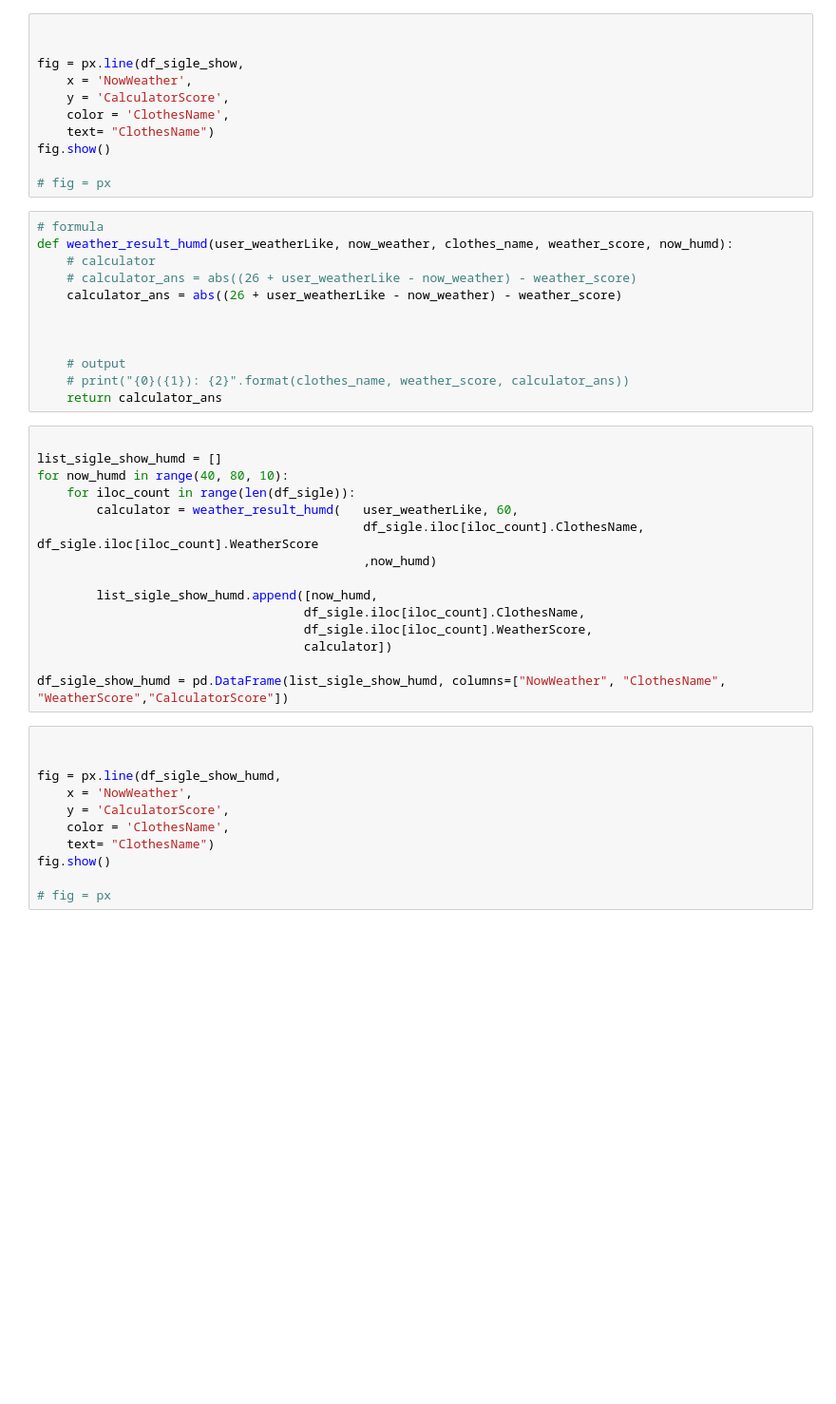
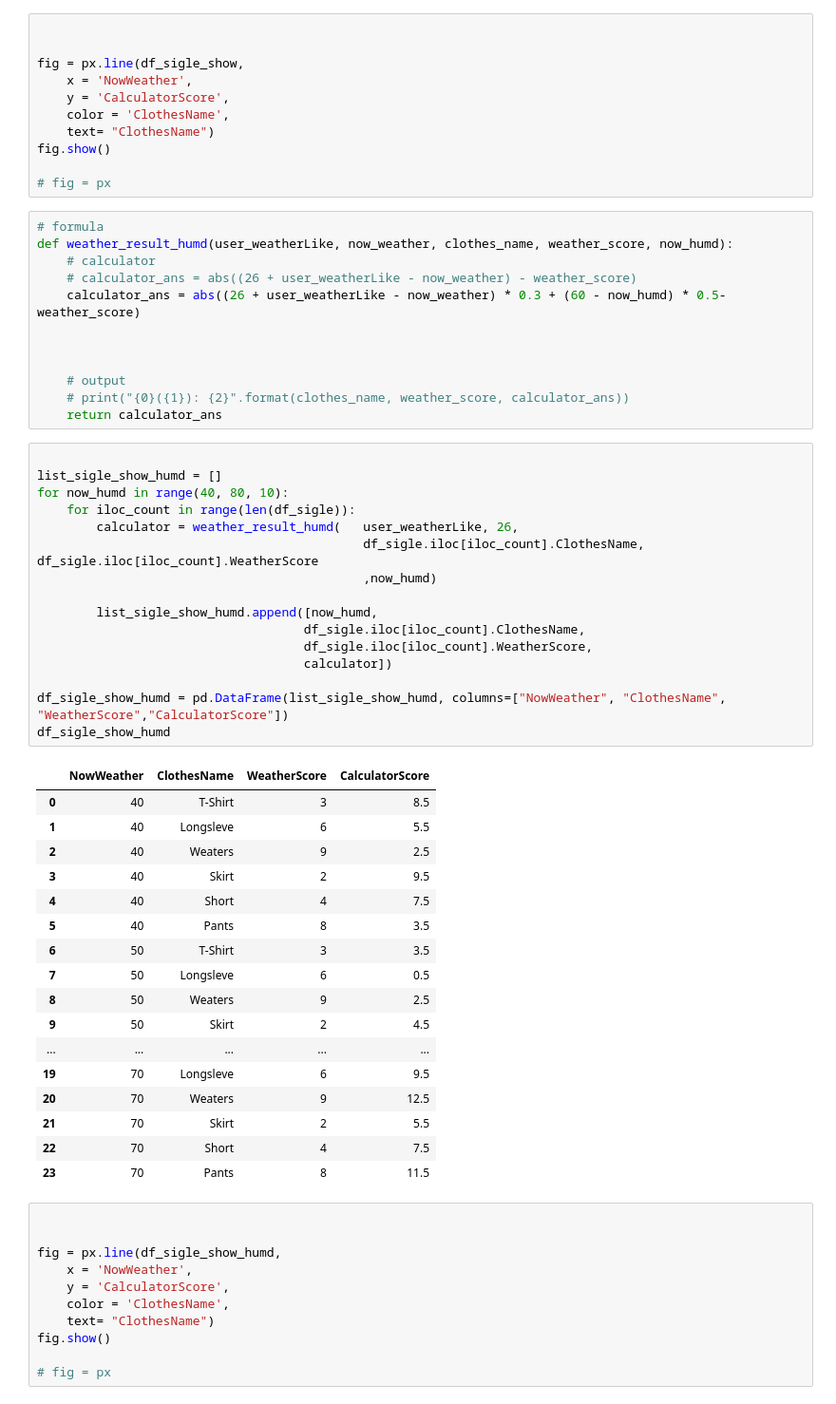
Before and after one commit to Chrouos/Intelligence-Closet, a Jupyter notebook: test.ipynb, the cells around one changed output. Shown at 95% size. Drawn from its saved outputs; the diff is of its cells as text; blank space fills up the shorter version.

```diff
--- a/test.ipynb
+++ b/test.ipynb
@@ -76,7 +76,7 @@ fig.show()
 def weather_result_humd(user_weatherLike, now_weather, clothes_name, weather_score, now_humd):
     # calculator
     # calculator_ans = abs((26 + user_weatherLike - now_weather) - weather_score)
-    calculator_ans = abs((26 + user_weatherLike - now_weather) - weather_score)
+    calculator_ans = abs((26 + user_weatherLike - now_weather) * 0.3 + (60 - now_humd) * 0.5- weather_score)
 
 
 
@@ -86,18 +86,37 @@ def weather_result_humd(user_weatherLike, now_weather, clothes_name, weather_sco
 # %%
 
 list_sigle_show_humd = []
 for now_humd in range(40, 80, 10):
     for iloc_count in range(len(df_sigle)):
-        calculator = weather_result_humd(   user_weatherLike, 60,
+        calculator = weather_result_humd(   user_weatherLike, 26,
                                             df_sigle.iloc[iloc_count].ClothesName, df_sigle.iloc[iloc_count].WeatherScore
                                             ,now_humd)
 
         list_sigle_show_humd.append([now_humd,
                                     df_sigle.iloc[iloc_count].ClothesName,
                                     df_sigle.iloc[iloc_count].WeatherScore,
                                     calculator])
 
 df_sigle_show_humd = pd.DataFrame(list_sigle_show_humd, columns=["NowWeather", "ClothesName", "WeatherScore","CalculatorScore"])
+df_sigle_show_humd
+# %% [output]
+|  | NowWeather | ClothesName | WeatherScore | CalculatorScore |
+| 0 | 40 | T-Shirt | 3 | 8.5 |
+| 1 | 40 | Longsleve | 6 | 5.5 |
+| 2 | 40 | Weaters | 9 | 2.5 |
+| 3 | 40 | Skirt | 2 | 9.5 |
+| 4 | 40 | Short | 4 | 7.5 |
+| 5 | 40 | Pants | 8 | 3.5 |
+| 6 | 50 | T-Shirt | 3 | 3.5 |
+| 7 | 50 | Longsleve | 6 | 0.5 |
+| 8 | 50 | Weaters | 9 | 2.5 |
+| 9 | 50 | Skirt | 2 | 4.5 |
+| ... | ... | ... | ... | ... |
+| 19 | 70 | Longsleve | 6 | 9.5 |
+| 20 | 70 | Weaters | 9 | 12.5 |
+| 21 | 70 | Skirt | 2 | 5.5 |
+| 22 | 70 | Short | 4 | 7.5 |
+| 23 | 70 | Pants | 8 | 11.5 |
 # %%
 
 
```
